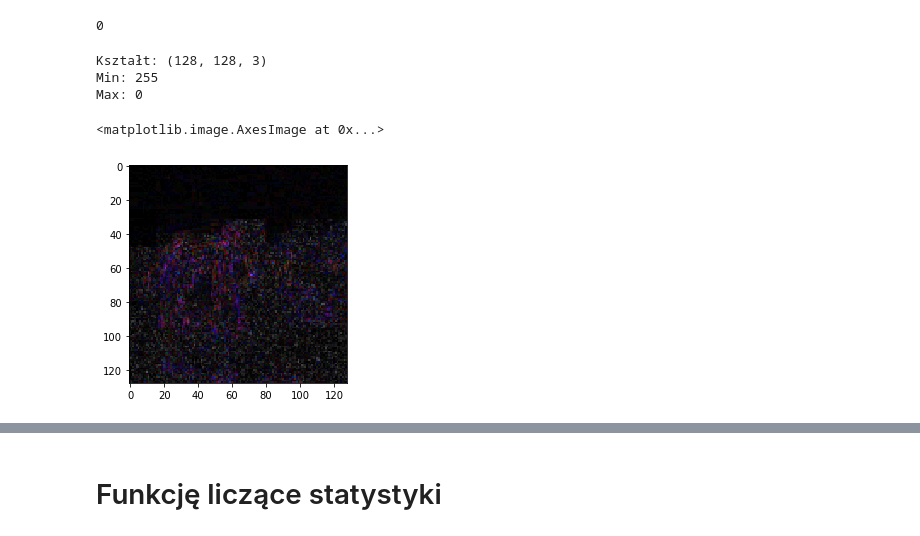
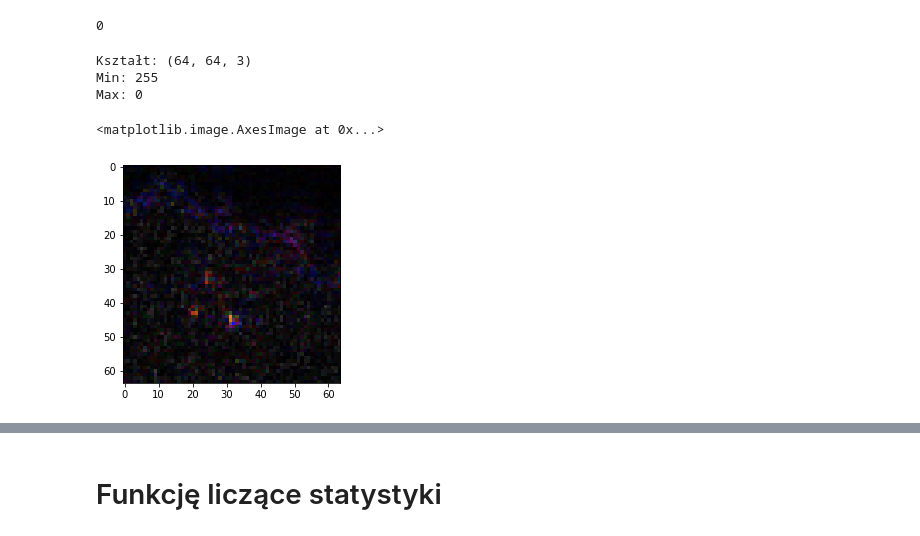
Before and after one commit to Torak28/Image-manipulation-detection, a Jupyter notebook: PoC - SVM/Casia/SVM - Casia ELA.ipynb, the cells around one changed output, grey strips where cells are left out. Saved outputs shown, nothing was run; the diff lists cells and outputs as text; code cells hidden in the pictures.

```diff
--- a/PoC - SVM/Casia/SVM - Casia ELA.ipynb
+++ b/PoC - SVM/Casia/SVM - Casia ELA.ipynb
@@ -18,7 +18,7 @@ Folder docelowy:
  * '../data/Photos'
 '''
 
-dir_path = '../../data/sCasia'
+dir_path = '../../data/Casia'
 A_folder = 'originals'
 B_folder = 'photoshops'
 # %%
@@ -308,22 +309,22 @@ global_labels[0]
 # %% [output]
 0
 # %%
-ela = global_features[0][512:49664] * 255
+ela = global_features[0][512:12800] * 255
 ela = ela.astype(numpy.uint8)
-ela = ela.reshape(128, 128, 3)
+ela = ela.reshape(64, 64, 3)
 ela.shape
 
 print(f'Kształt: {ela.shape}')
 print(f'Min: {numpy.amax(ela)}')
 print(f'Max: {numpy.amin(ela)}')
 
 plt.imshow(Image.fromarray(ela))
 # %% [output]
-Kształt: (128, 128, 3)
+Kształt: (64, 64, 3)
 Min: 255
 Max: 0
 <matplotlib.image.AxesImage at 0x...>
-[figure, old version]
+[figure, new version]
 # %%
 from sklearn.decomposition import PCA
 
```
Also changed, not shown: parts of 23 cells of this notebook.
